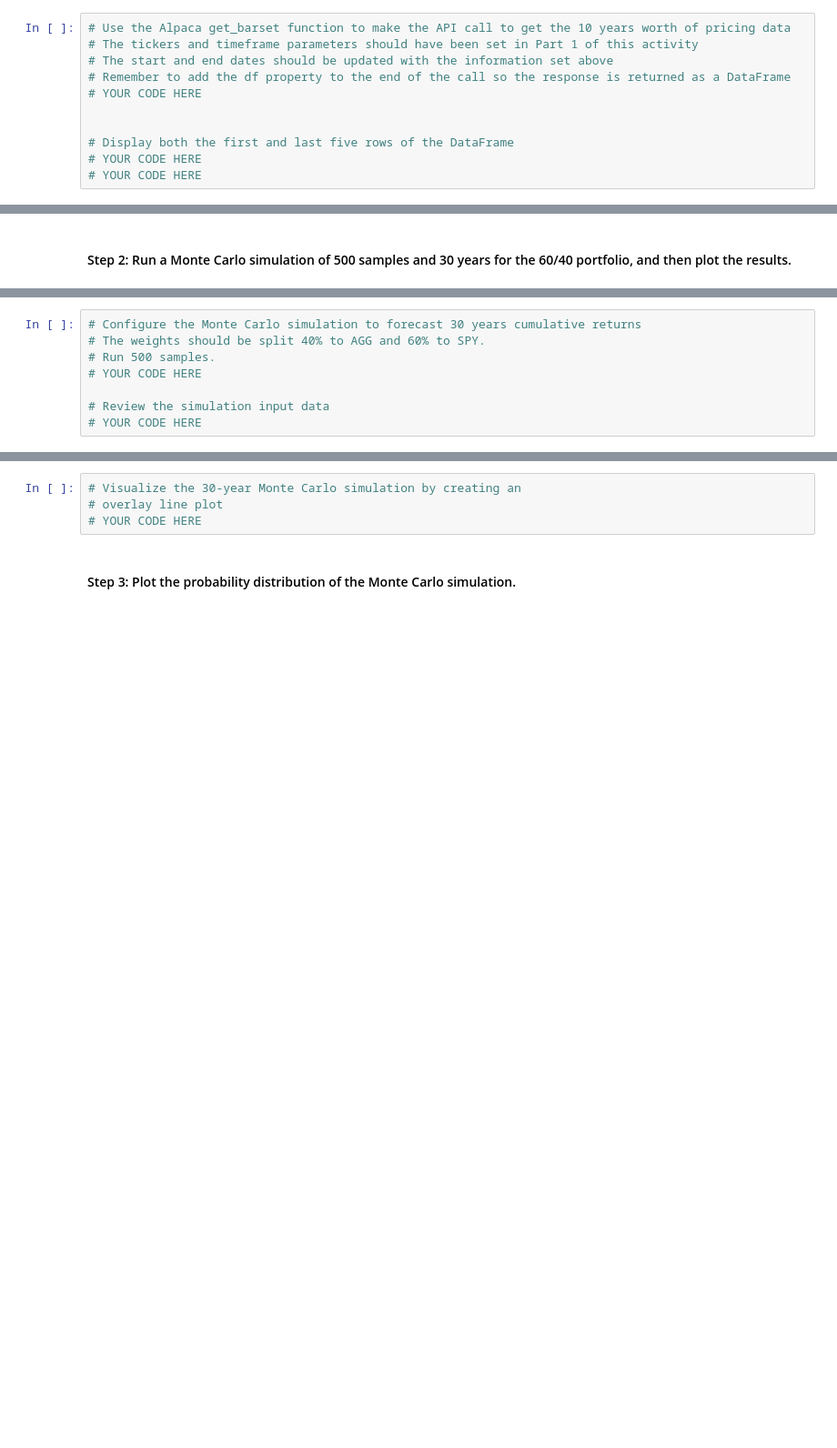
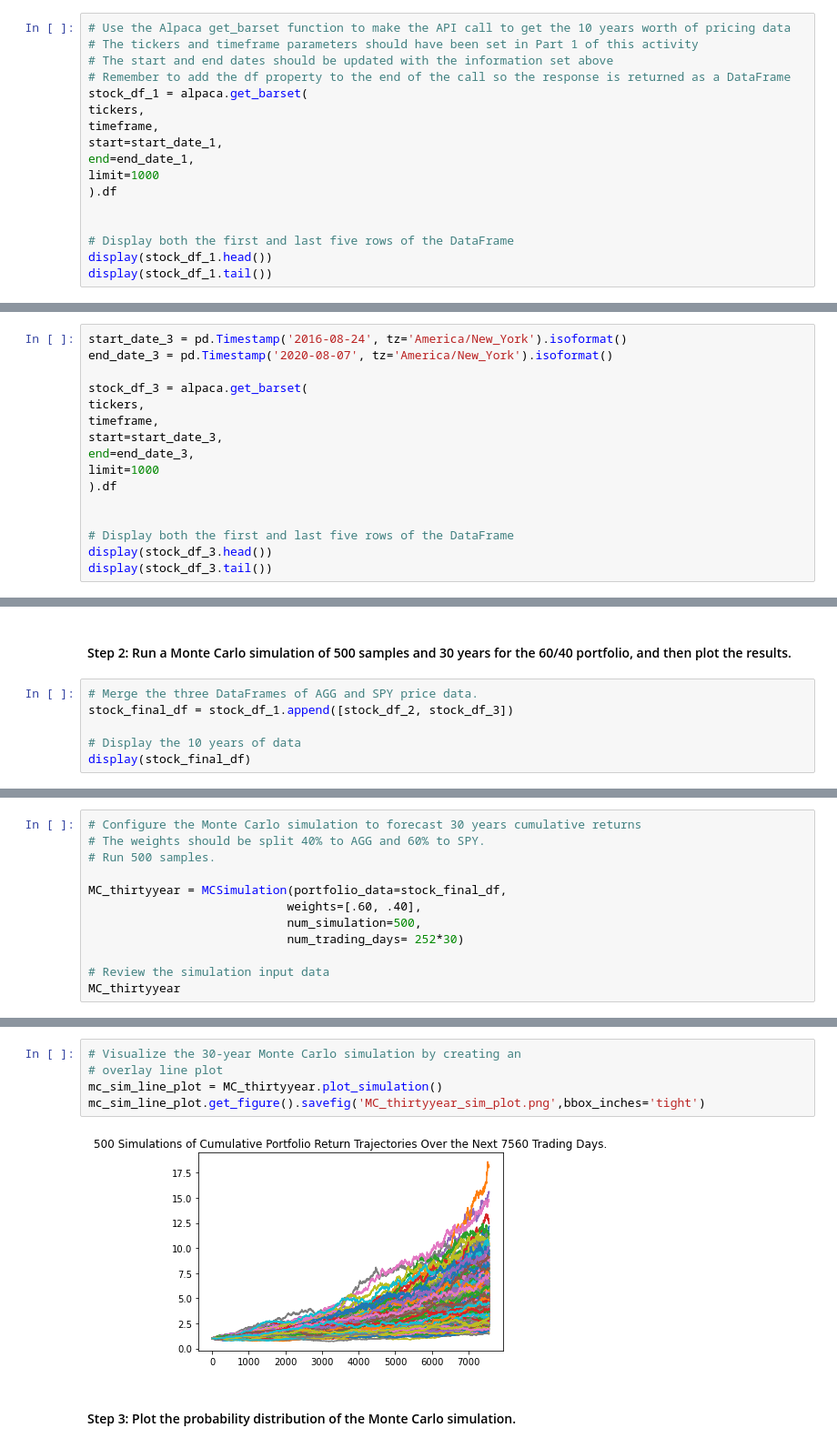
Before and after one commit to martycodes333/Financial_Planning_with_Monte_Carlo, a Jupyter notebook: financial_planning_tools.ipynb, the cells around one changed output, grey strips where cells are left out. Shown: that part at 91% size. Cells and saved outputs as stored; diff of their text form; blank space fills up the shorter version.

```diff
--- a/financial_planning_tools.ipynb
+++ b/financial_planning_tools.ipynb
@@ -370,9 +439,15 @@ In this section, you’ll use the MCForecastTools library to create a Monte Carl
 # The tickers and timeframe parameters should have been set in Part 1 of this activity
 # The start and end dates should be updated with the information set above
 # Remember to add the df property to the end of the call so the response is returned as a DataFrame
-# YOUR CODE HERE
+stock_df_1 = alpaca.get_barset(
+tickers,
+timeframe,
+start=start_date_1,
+end=end_date_1,
+limit=1000
+).df
 
 
 # Display both the first and last five rows of the DataFrame
-# YOUR CODE HERE
-# YOUR CODE HERE
+display(stock_df_1.head())
+display(stock_df_1.tail())
@@ -378,0 +504,16 @@ In this section, you’ll use the MCForecastTools library to create a Monte Carl
+# %%
+start_date_3 = pd.Timestamp('2016-08-24', tz='America/New_York').isoformat()
+end_date_3 = pd.Timestamp('2020-08-07', tz='America/New_York').isoformat()
+
+stock_df_3 = alpaca.get_barset(
+tickers,
+timeframe,
+start=start_date_3,
+end=end_date_3,
+limit=1000
+).df
+
+
+# Display both the first and last five rows of the DataFrame
+display(stock_df_3.head())
+display(stock_df_3.tail())
@@ -379,2 +537,8 @@ In this section, you’ll use the MCForecastTools library to create a Monte Carl
 # %% [markdown]
 #### Step 2: Run a Monte Carlo simulation of 500 samples and 30 years for the 60/40 portfolio, and then plot the results.
+# %%
+# Merge the three DataFrames of AGG and SPY price data.
+stock_final_df = stock_df_1.append([stock_df_2, stock_df_3])
+
+# Display the 10 years of data
+display(stock_final_df)
@@ -382,7 +562,11 @@ In this section, you’ll use the MCForecastTools library to create a Monte Carl
 # Configure the Monte Carlo simulation to forecast 30 years cumulative returns
 # The weights should be split 40% to AGG and 60% to SPY.
 # Run 500 samples.
-# YOUR CODE HERE
+
+MC_thirtyyear = MCSimulation(portfolio_data=stock_final_df,
+                            weights=[.60, .40],
+                            num_simulation=500,
+                            num_trading_days= 252*30)
 
 # Review the simulation input data
-# YOUR CODE HERE
+MC_thirtyyear
@@ -392,7 +609,10 @@ In this section, you’ll use the MCForecastTools library to create a Monte Carl
 # %%
 # Visualize the 30-year Monte Carlo simulation by creating an
 # overlay line plot
-# YOUR CODE HERE
+mc_sim_line_plot = MC_thirtyyear.plot_simulation()
+mc_sim_line_plot.get_figure().savefig('MC_thirtyyear_sim_plot.png',bbox_inches='tight')
+# %% [output]
+[figure, added]
 # %% [markdown]
 #### Step 3: Plot the probability distribution of the Monte Carlo simulation.
 # %%
```
Also changed, not shown: parts of 41 cells of this notebook, 6 other files.
